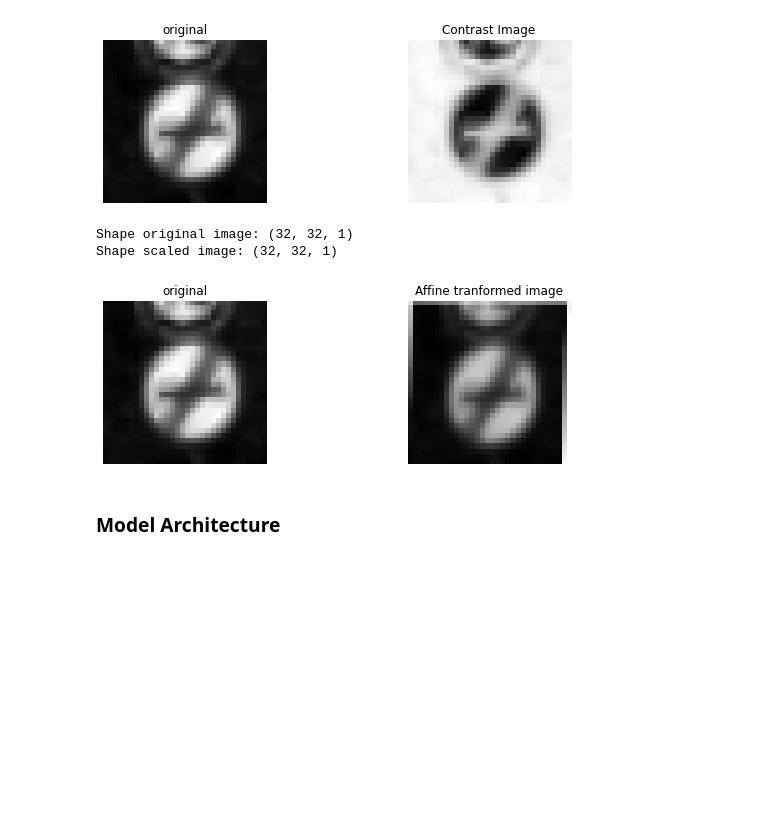
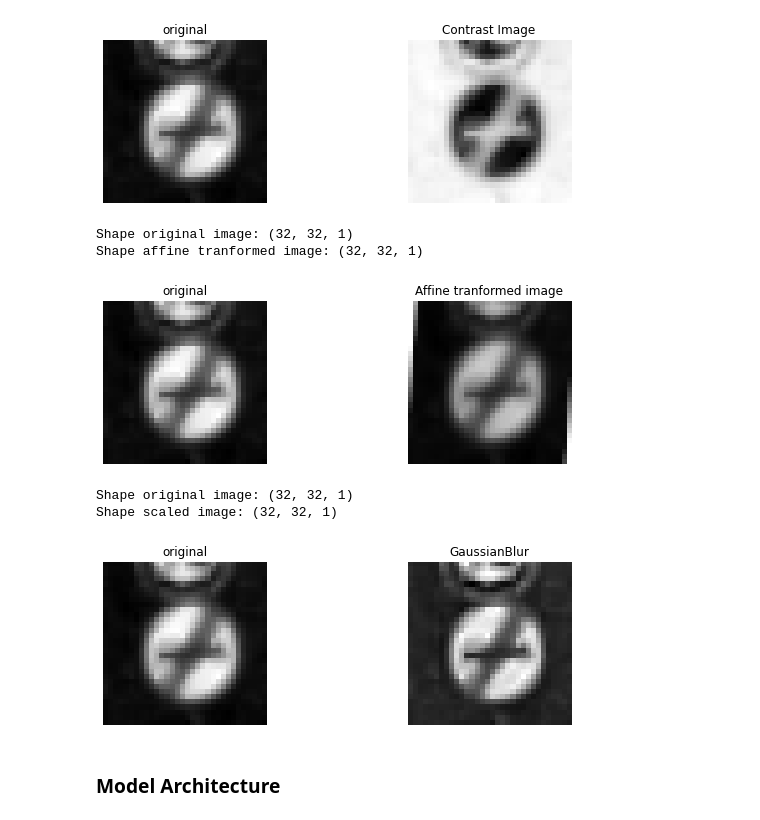
Before and after one commit to snandasena/traffic-sign-classifier, a Jupyter notebook: Traffic_Sign_Classifier.ipynb, the cells around one changed output. Saved outputs shown, nothing was run; the diff lists cells and outputs as text; code cells hidden in the pictures; blank space fills up the shorter version.

```diff
--- a/Traffic_Sign_Classifier.ipynb
+++ b/Traffic_Sign_Classifier.ipynb
@@ -333,11 +333,31 @@ img_dst = apply_affine_transform(img)
 visualize_aug_image(img,img_dst, 'Affine tranformed image')
 
 print('Shape original image: (%i, %i, %i)'% img.shape)
-print('Shape scaled image: (%i, %i, %i)'% img_dst.shape)
+print('Shape affine tranformed image: (%i, %i, %i)'% img_dst.shape)
 # %% [output]
 Shape original image: (32, 32, 1)
-Shape scaled image: (32, 32, 1)
+Shape affine tranformed image: (32, 32, 1)
-[figure, old version]
+[figure, new version]
+# %%
+def apply_guassian_blur_filter(gray):
+    """
+
+    """
+    dst = cv2.GaussianBlur(gray, (5,5), 20.0)
+    dst = cv2.addWeighted(gray, 2, dst, -1, 0)
+
+    return dst[:,:,np.newaxis]
+# %%
+img = X_train[0]
+img_dst = apply_guassian_blur_filter(img)
+visualize_aug_image(img,img_dst, 'GaussianBlur')
+
+print('Shape original image: (%i, %i, %i)'% img.shape)
+print('Shape scaled image: (%i, %i, %i)'% img_dst.shape)
+# %% [output]
+Shape original image: (32, 32, 1)
+Shape scaled image: (32, 32, 1)
+[figure, added]
 # %% [markdown]
 ### Model Architecture
 # %%
```
